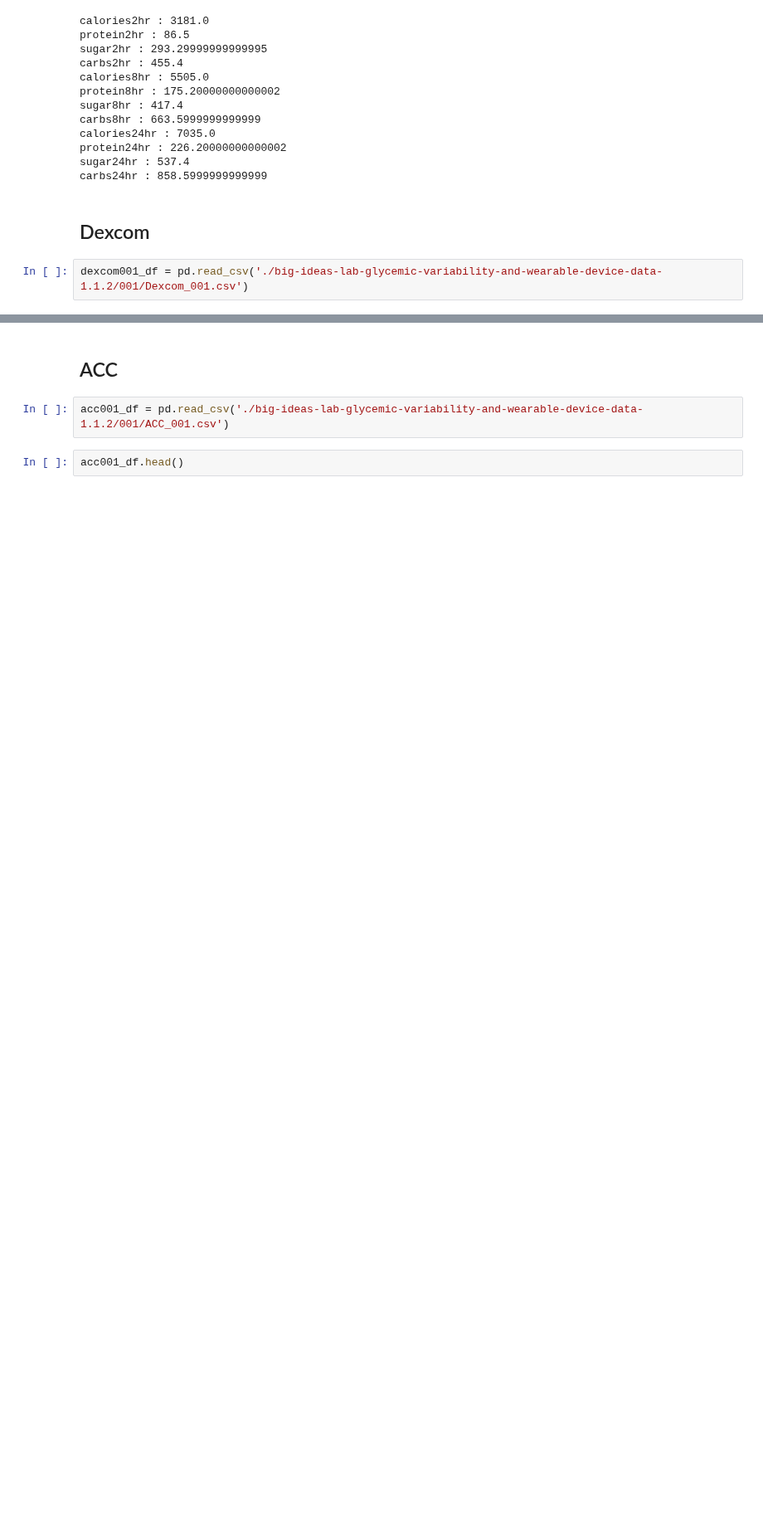
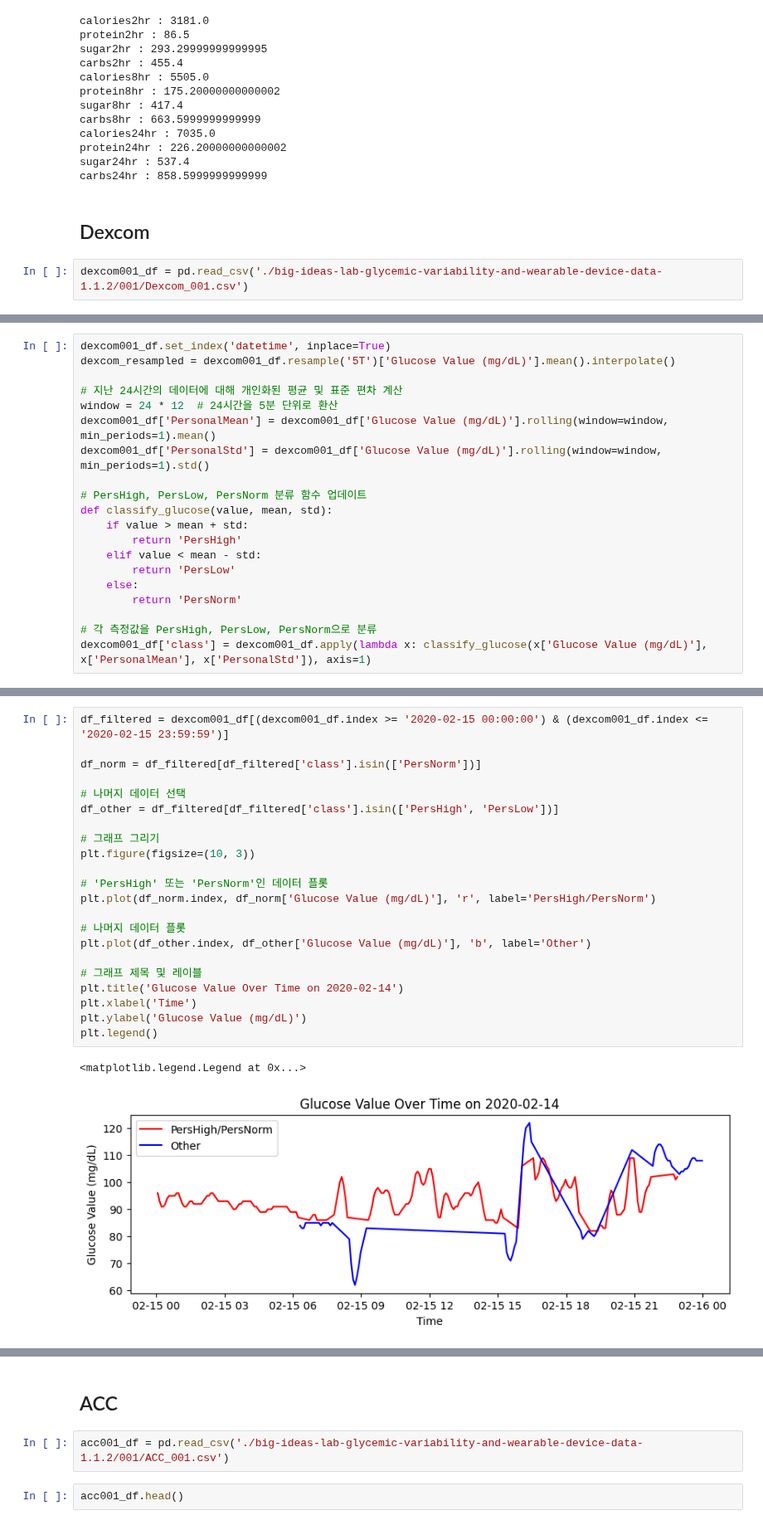
Before and after one commit to mingg12/engineering-newFork, a Jupyter notebook: exploring_digital_biomarkers_a_day.ipynb, the cells around one changed output, grey strips where cells are left out. Shown at 83% size. Saved outputs shown, nothing was run; the diff lists cells and outputs as text; blank space fills up the shorter version.

```diff
--- a/exploring_digital_biomarkers_a_day.ipynb
+++ b/exploring_digital_biomarkers_a_day.ipynb
@@ -136,0 +133,20 @@ dexcom001_df[(dexcom001_df['Timestamp (YYYY-MM-DDThh:mm:ss)'] >= '2020-02-14 00:
+# %%
+dexcom001_df.set_index('datetime', inplace=True)
+dexcom_resampled = dexcom001_df.resample('5T')['Glucose Value (mg/dL)'].mean().interpolate()
+
+# 지난 24시간의 데이터에 대해 개인화된 평균 및 표준 편차 계산
+window = 24 * 12  # 24시간을 5분 단위로 환산
+dexcom001_df['PersonalMean'] = dexcom001_df['Glucose Value (mg/dL)'].rolling(window=window, min_periods=1).mean()
+dexcom001_df['PersonalStd'] = dexcom001_df['Glucose Value (mg/dL)'].rolling(window=window, min_periods=1).std()
+
+# PersHigh, PersLow, PersNorm 분류 함수 업데이트
+def classify_glucose(value, mean, std):
+    if value > mean + std:
+        return 'PersHigh'
+    elif value < mean - std:
+        return 'PersLow'
+    else:
+        return 'PersNorm'
+
+# 각 측정값을 PersHigh, PersLow, PersNorm으로 분류
+dexcom001_df['class'] = dexcom001_df.apply(lambda x: classify_glucose(x['Glucose Value (mg/dL)'], x['PersonalMean'], x['PersonalStd']), axis=1)
@@ -136,0 +174,25 @@ dexcom001_df[(dexcom001_df['Timestamp (YYYY-MM-DDThh:mm:ss)'] >= '2020-02-14 00:
+# %%
+df_filtered = dexcom001_df[(dexcom001_df.index >= '2020-02-15 00:00:00') & (dexcom001_df.index <= '2020-02-15 23:59:59')]
+
+df_norm = df_filtered[df_filtered['class'].isin(['PersNorm'])]
+
+# 나머지 데이터 선택
+df_other = df_filtered[df_filtered['class'].isin(['PersHigh', 'PersLow'])]
+
+# 그래프 그리기
+plt.figure(figsize=(10, 3))
+
+# 'PersHigh' 또는 'PersNorm'인 데이터 플롯
+plt.plot(df_norm.index, df_norm['Glucose Value (mg/dL)'], 'r', label='PersHigh/PersNorm')
+
+# 나머지 데이터 플롯
+plt.plot(df_other.index, df_other['Glucose Value (mg/dL)'], 'b', label='Other')
+
+# 그래프 제목 및 레이블
+plt.title('Glucose Value Over Time on 2020-02-14')
+plt.xlabel('Time')
+plt.ylabel('Glucose Value (mg/dL)')
+plt.legend()
+# %% [output]
+<matplotlib.legend.Legend at 0x...>
+[figure, added]
```
Also changed, not shown: parts of 8 cells of this notebook.
